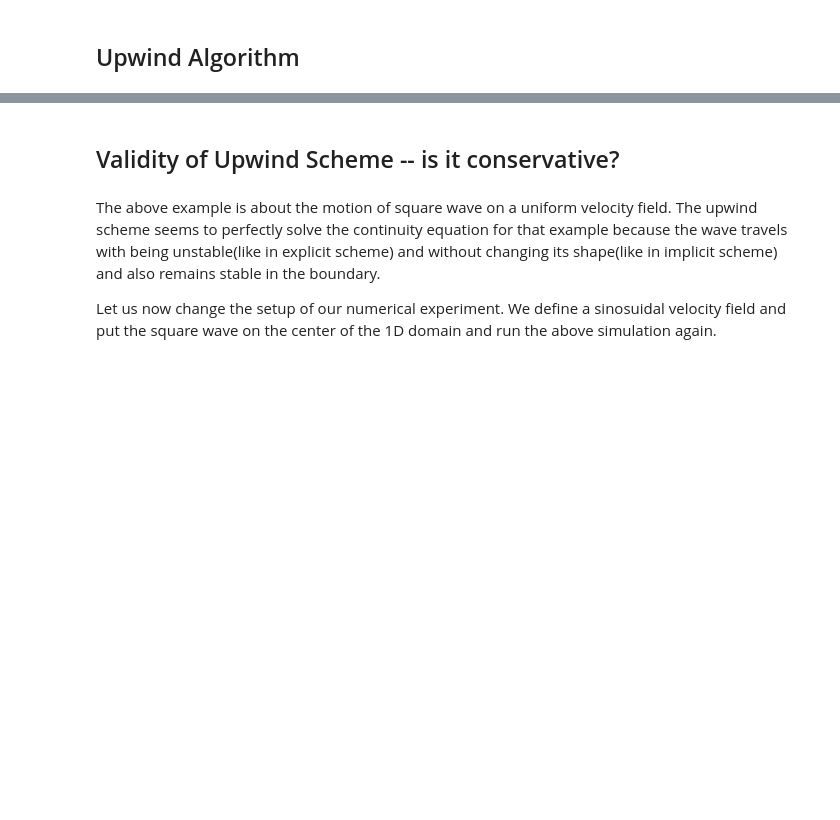
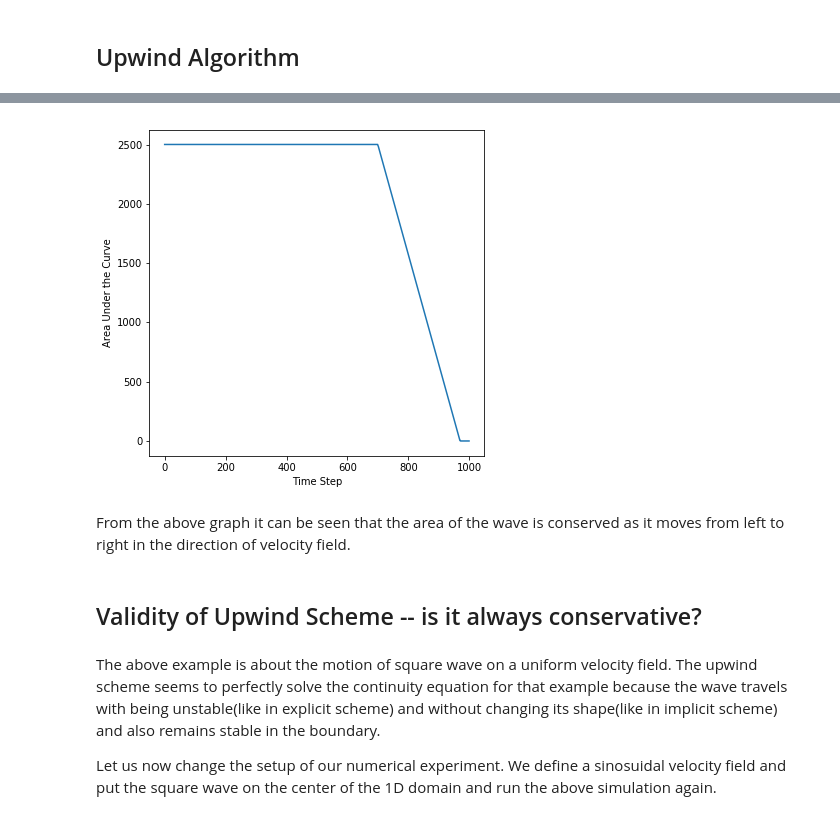
Before and after one commit to gabersyd/PyDBD, a Jupyter notebook: Advection Algorithms.ipynb, the cells around one changed output, grey strips where cells are left out. Saved outputs shown, nothing was run; the diff lists cells and outputs as text; code cells hidden in the pictures; blank space fills up the shorter version.

```diff
--- a/Advection Algorithms.ipynb
+++ b/Advection Algorithms.ipynb
@@ -170,5 +175,22 @@ bottom=0.0, top=0.0
+# %%
+h=x[2]-x[1]
+def areacalculation(timesteps,rhokovalue):
+    area=np.zeros(timesteps,float)
+    for cc in np.arange(timesteps):
+        area[cc]=(h/2)*(rhokovalue[cc,0]+2*sum(rhokovalue[cc,1:999])+rhokovalue[cc,1000])
+    plt.figure(figsize=(6,6))
+    plt.plot(area)
+    plt.xlabel("Time Step")
+    plt.ylabel("Area Under the Curve")
+    plt.show()
+
+areacalculation(timesteps,rhoupwind)
+# %% [output]
+[figure, added]
+# %% [markdown]
+From the above graph it can be seen that the area of the wave is conserved as it moves from left to right in the direction of velocity field.
 # %% [markdown]
-## Validity of Upwind Scheme -- is it conservative?
+## Validity of Upwind Scheme -- is it always conservative?
 # %% [markdown]
 The above example is about the motion of square wave  on a uniform velocity field. The upwind scheme seems to perfectly solve the continuity equation for that example because the wave travels with being unstable(like in explicit scheme) and without changing its shape(like in implicit scheme) and also remains stable in the boundary.
 
```
Also changed, not shown: parts of 7 cells of this notebook, 1 other file.
